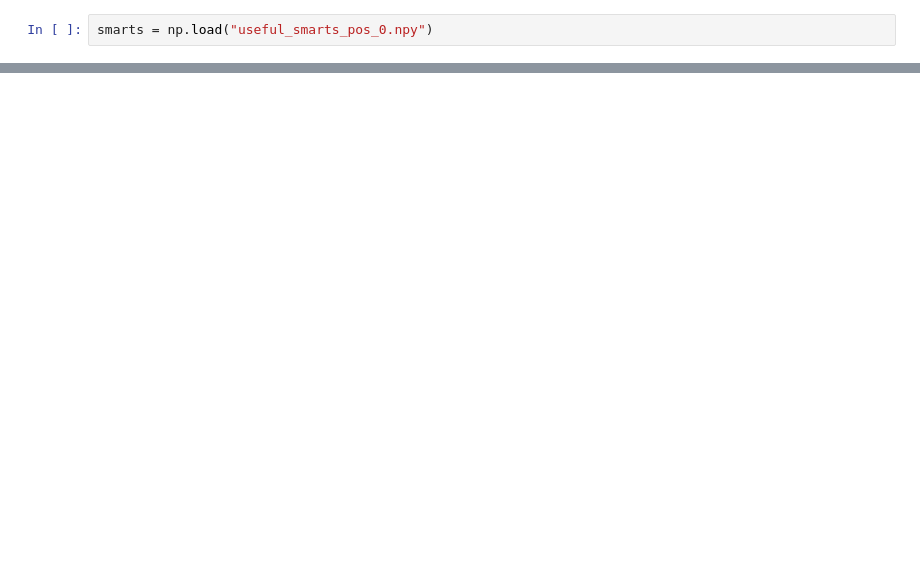
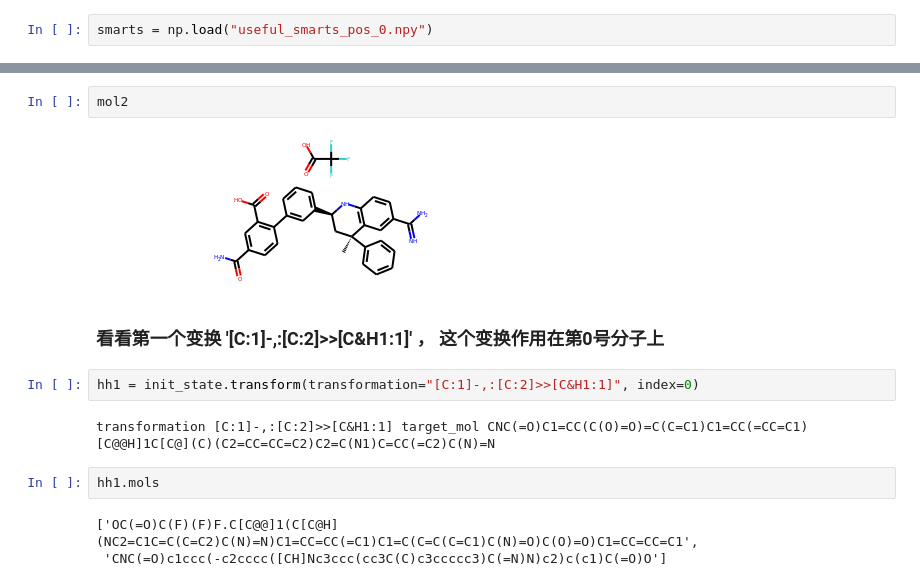
Before and after one commit to hyperji/ChemGo, a Jupyter notebook: Retrosynthetic/dev.ipynb, the cells around one changed output, grey strips where cells are left out. Drawn from its saved outputs; the diff is of its cells as text; blank space fills up the shorter version.

```diff
--- a/Retrosynthetic/dev.ipynb
+++ b/Retrosynthetic/dev.ipynb
@@ -210,0 +188,15 @@ Searcher.root.children
+# %%
+mol2
+# %% [output]
+[figure, added]
+# %% [markdown]
+### 看看第一个变换 '[C:1]-,:[C:2]>>[C&H1:1]' ， 这个变换作用在第0号分子上
+# %%
+hh1 = init_state.transform(transformation="[C:1]-,:[C:2]>>[C&H1:1]", index=0)
+# %% [output]
+transformation [C:1]-,:[C:2]>>[C&H1:1] target_mol CNC(=O)C1=CC(C(O)=O)=C(C=C1)C1=CC(=CC=C1)[C@@H]1C[C@](C)(C2=CC=CC=C2)C2=C(N1)C=CC(=C2)C(N)=N
+# %%
+hh1.mols
+# %% [output]
+['OC(=O)C(F)(F)F.C[C@@]1(C[C@H](NC2=C1C=C(C=C2)C(N)=N)C1=CC=CC(=C1)C1=C(C=C(C=C1)C(N)=O)C(O)=O)C1=CC=CC=C1',
+ 'CNC(=O)c1ccc(-c2cccc([CH]Nc3ccc(cc3C(C)c3ccccc3)C(=N)N)c2)c(c1)C(=O)O']
```
Also changed, not shown: parts of 89 cells of this notebook, 8 other files.
